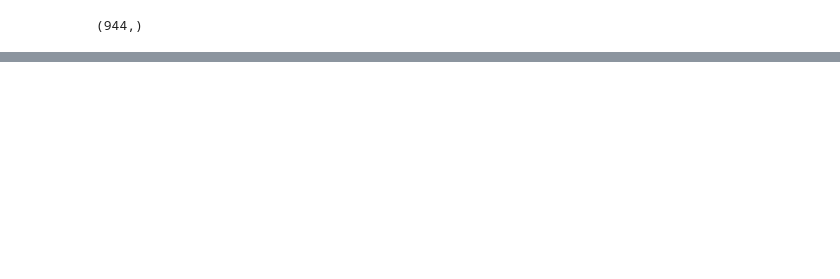
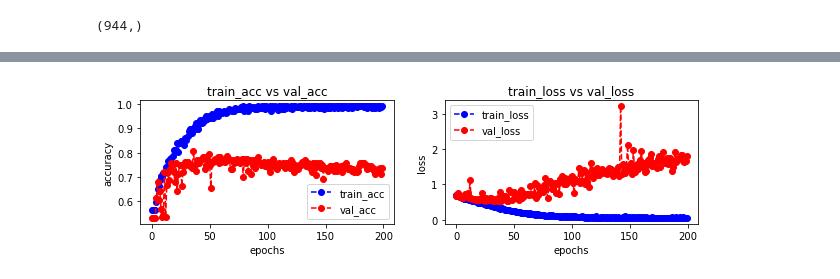
Before and after one commit to stefanocaruso0101/PedestrianDetection, a Jupyter notebook: BOOK1.ipynb, the cells around one changed output, grey strips where cells are left out. Cells and saved outputs as stored; diff of their text form; code cells hidden in the pictures; blank space fills up the shorter version.

Commit message:
8 models modified

```diff
--- a/BOOK1.ipynb
+++ b/BOOK1.ipynb
@@ -230,0 +239,21 @@ plot_accuracy_loss(history)
+# %%
+# CNN model #2
+
+model = models.Sequential()
+model.add(layers.Conv2D(filters=12, kernel_size=(5,5),strides=(1, 1),padding='same', activation='relu', input_shape=(50, 75, 3)))
+model.add(layers.MaxPooling2D((3, 3)))
+model.add(layers.Conv2D(filters=6, kernel_size=(5, 5),strides=(1, 1),padding='same', activation='relu'))
+model.add(layers.MaxPooling2D((3, 3)))
+model.add(layers.Conv2D(filters=4, kernel_size=(5, 5),strides=(1, 1),padding='same', activation='relu'))
+model.add(layers.Flatten())
+model.add(layers.Dense(4, activation='relu'))
+model.add(layers.Dense(1, activation='sigmoid'))
+
+model.compile(optimizer='rmsprop',
+              loss='binary_crossentropy',
+              metrics=['accuracy'])# specifically optimizing tp & fp want to detect all images correctly
+
+
+#saving off the model as an object for predicts etc...
+history_2 = model.fit(train_images, train_labels, epochs=200, batch_size=32,
+                    validation_data=(val_images, val_labels))
@@ -230,0 +278,4 @@ plot_accuracy_loss(history)
+# %%
+plot_accuracy_loss(history_2)
+# %% [output]
+[figure, added]
```
Also changed, not shown: parts of 49 cells of this notebook.
